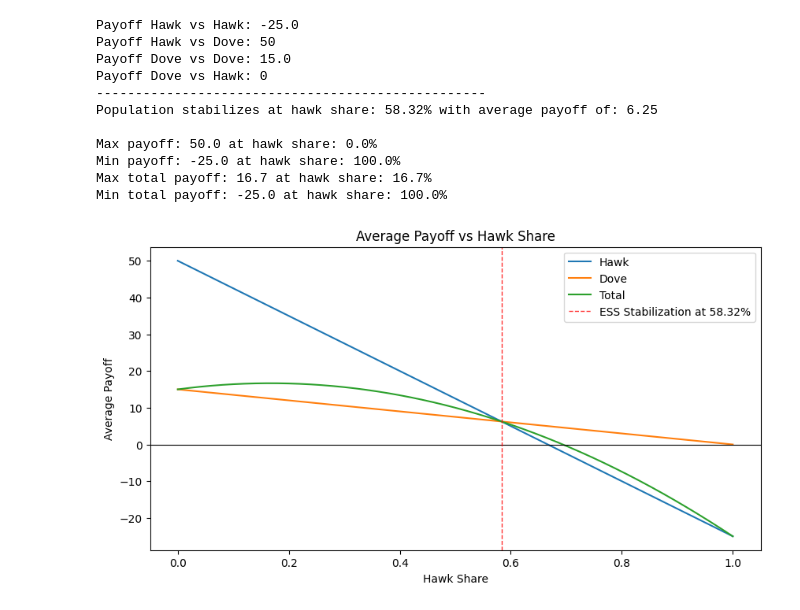
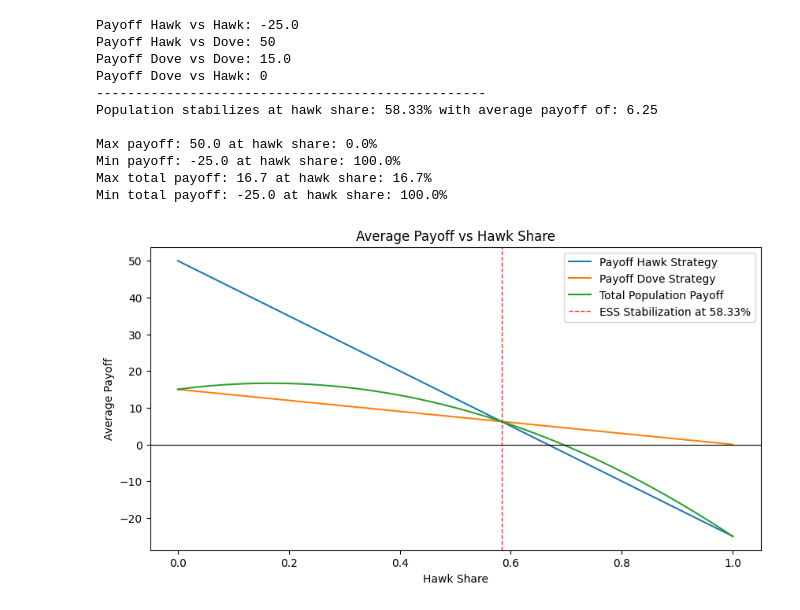
Before and after one commit to pauljado/biology_models, a Jupyter notebook: ess_model.ipynb, the cells around one changed output. Cells and saved outputs as stored; diff of their text form; code cells hidden in the pictures.

Commit message:
Vektorisieren payoff und code cleanup

```diff
--- a/ess_model.ipynb
+++ b/ess_model.ipynb
@@ -1,26 +1,13 @@
 # %%
 import numpy as np
-import pandas as pd
 import matplotlib.pyplot as plt
 import seaborn as sns
 
-# Define the parameters
-hawk_share = 0.1
-dove_share = 1 - hawk_share
-
+# Payoff base values
 hawk_payoff = 50
 dove_payoff = 50
 hawk_cost = -100
 dove_cost = -10
-
-
-# # Initialize the population
-# population = np.random.choice([0, 1], size=1000, p=[dove_share, hawk_share])
-
-# hawk_count = np.count_nonzero(population == 1)
-# dove_count = np.count_nonzero(population == 0)
-
-# print(f"Hawk count: {hawk_count}, Dove count: {dove_count}")
 
 
 # Calculate the payoff for each strategy
@@ -45,19 +32,14 @@ print(50 * "-")
 
 
 # Calculate the average payoff for each strategy as a function of the hawk share
-hawk_shares = np.linspace(0, 1, 10000)
+hawk_share = np.linspace(0, 1, 100000)
+dove_share = 1 - hawk_share
 
-avg_hawk_payoff = []
-avg_dove_payoff = []
-total_payoff = []
 
-for x in hawk_shares:
-    avg_hawk_payoff.append(avg_hawk_hawk_payoff * x + avg_hawk_dove_payoff * (1 - x))
-    avg_dove_payoff.append(avg_dove_dove_payoff * (1 - x) + avg_dove_hawk_payoff * x)
-    total_payoff.append(avg_hawk_payoff[-1] * x + avg_dove_payoff[-1] * (1 - x))
+avg_hawk_payoff = avg_hawk_hawk_payoff * hawk_share + avg_hawk_dove_payoff * dove_share
+avg_dove_payoff = avg_dove_dove_payoff * dove_share + avg_dove_hawk_payoff * hawk_share
 
-# print(avg_dove_payoff[-1])
-# print(np.array(avg_dove_payoff))
+total_payoff = avg_hawk_payoff * hawk_share + avg_dove_payoff * dove_share
 
 
 payoff_diff = np.array(avg_hawk_payoff) - np.array(avg_dove_payoff)
@@ -67,49 +49,49 @@ idx = np.where(np.diff(np.sign(payoff_diff)))[0]
 if len(idx) > 0:
     intersection_idx = idx[0]
     intersection_value = (np.array(avg_hawk_payoff)[intersection_idx] + np.array(avg_dove_payoff)[intersection_idx]) / 2
-    intersection_hawk_share = (intersection_idx / len(hawk_shares)) * 100
+    intersection_hawk_share = (intersection_idx / len(hawk_share)) * 100
     print(f"Population stabilizes at hawk share: {intersection_hawk_share:.2f}% with average payoff of: {intersection_value:.2f}\n")
 
 
 max_payoff = max(max(avg_hawk_payoff), max(avg_dove_payoff))
-print(f"Max payoff: {max_payoff:.1f} at hawk share: {hawk_shares[np.argmax(avg_hawk_payoff)]*100:.1f}%")
+print(f"Max payoff: {max_payoff:.1f} at hawk share: {hawk_share[np.argmax(avg_hawk_payoff)]*100:.1f}%")
 
 min_payoff = min(min(avg_hawk_payoff), min(avg_dove_payoff))
-print(f"Min payoff: {min_payoff:.1f} at hawk share: {hawk_shares[np.argmin(avg_hawk_payoff)]*100:.1f}%")
+print(f"Min payoff: {min_payoff:.1f} at hawk share: {hawk_share[np.argmin(avg_hawk_payoff)]*100:.1f}%")
 
 max_total_payoff = max(total_payoff)
-print(f"Max total payoff: {max_total_payoff:.1f} at hawk share: {hawk_shares[np.argmax(total_payoff)]*100:.1f}%")
+print(f"Max total payoff: {max_total_payoff:.1f} at hawk share: {hawk_share[np.argmax(total_payoff)]*100:.1f}%")
 
 min_total_payoff = min(total_payoff)
-print(f"Min total payoff: {min_total_payoff:.1f} at hawk share: {hawk_shares[np.argmin(total_payoff)]*100:.1f}%")
+print(f"Min total payoff: {min_total_payoff:.1f} at hawk share: {hawk_share[np.argmin(total_payoff)]*100:.1f}%")
 
 
 # Plot the average payoff for each strategy as a function of the hawk share
 fig, ax = plt.subplots(figsize=(10, 5))
 
-sns.lineplot(x=hawk_shares, y=avg_hawk_payoff, ax=ax, label="Hawk")
-sns.lineplot(x=hawk_shares, y=avg_dove_payoff, ax=ax, label="Dove")
-sns.lineplot(x=hawk_shares, y=total_payoff, ax=ax, label="Total")
+sns.lineplot(x=hawk_share, y=avg_hawk_payoff, ax=ax, label="Payoff Hawk Strategy")
+sns.lineplot(x=hawk_share, y=avg_dove_payoff, ax=ax, label="Payoff Dove Strategy")
+sns.lineplot(x=hawk_share, y=total_payoff, ax=ax, label="Total Population Payoff")
 
 ax.set_xlabel("Hawk Share")
 ax.set_ylabel("Average Payoff")
 ax.set_title("Average Payoff vs Hawk Share")
 ax.axhline(y=0, color='black', linewidth=0.8)
 ax.axvline(x=intersection_hawk_share / 100, color="red", linestyle="--", alpha=0.8, linewidth=1, label=f"ESS Stabilization at {intersection_hawk_share:.2f}%")
 ax.legend()
 
 
 plt.show()
 # %% [output]
 Payoff Hawk vs Hawk: -25.0
 Payoff Hawk vs Dove: 50
 Payoff Dove vs Dove: 15.0
 Payoff Dove vs Hawk: 0
 --------------------------------------------------
-Population stabilizes at hawk share: 58.32% with average payoff of: 6.25
+Population stabilizes at hawk share: 58.33% with average payoff of: 6.25
 
 Max payoff: 50.0 at hawk share: 0.0%
 Min payoff: -25.0 at hawk share: 100.0%
 Max total payoff: 16.7 at hawk share: 16.7%
 Min total payoff: -25.0 at hawk share: 100.0%
-[figure, old version]
+[figure, new version]
```
